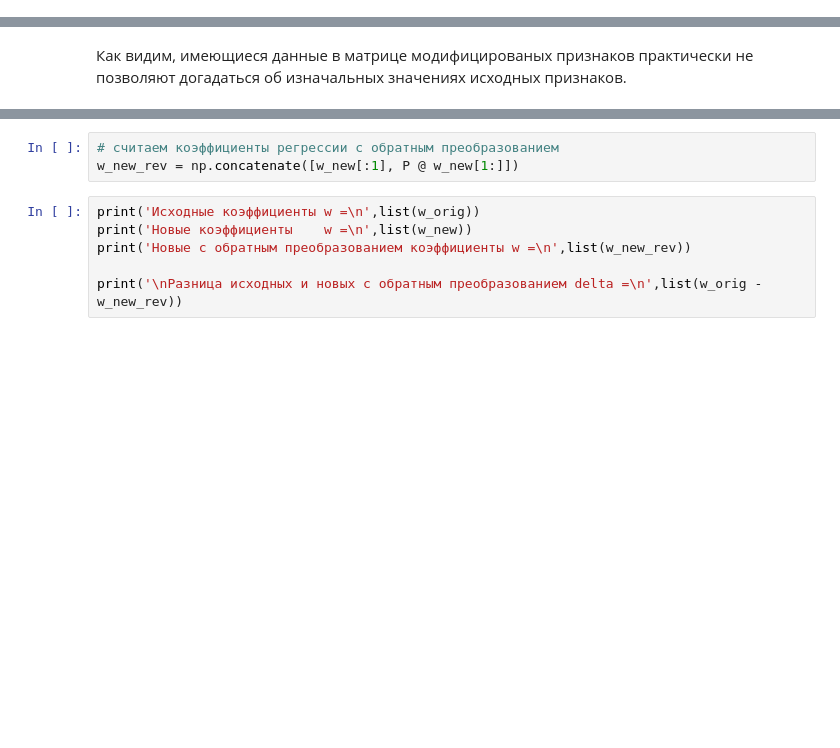
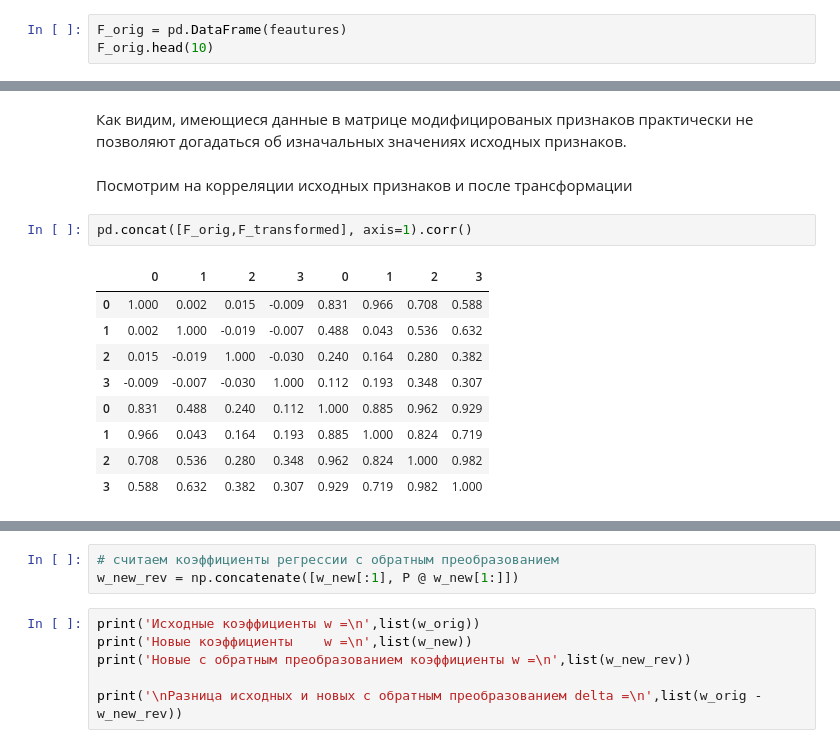
Before and after one commit to RadarYV/Yandex-Practicum-Data-Science, a Jupyter notebook: yandex_10_insurance_accepted.ipynb, the cells around one changed output, grey strips where cells are left out. Cells and saved outputs as stored; diff of their text form; blank space fills up the shorter version.

```diff
--- a/yandex_10_insurance_accepted.ipynb
+++ b/yandex_10_insurance_accepted.ipynb
@@ -353,3 +356,6 @@ print('Разница R2', r2_new - r2_orig)
 Разница R2 0.0
 # %% [markdown]
 Посмотрим на преобразованную матрицу. Изучим ее статистики
+# %%
+F_orig = pd.DataFrame(feautures)
+F_orig.head(10)
@@ -381,2 +399,16 @@ t.describe()
 # %% [markdown]
 Как видим, имеющиеся данные в матрице модифицированых признаков практически не позволяют догадаться об изначальных значениях исходных признаков.
+# %% [markdown]
+Посмотрим на корреляции исходных признаков и после трансформации
+# %%
+pd.concat([F_orig,F_transformed], axis=1).corr()
+# %% [output]
+|  | 0 | 1 | 2 | 3 | 0 | 1 | 2 | 3 |
+| 0 | 1.000 | 0.002 | 0.015 | -0.009 | 0.831 | 0.966 | 0.708 | 0.588 |
+| 1 | 0.002 | 1.000 | -0.019 | -0.007 | 0.488 | 0.043 | 0.536 | 0.632 |
+| 2 | 0.015 | -0.019 | 1.000 | -0.030 | 0.240 | 0.164 | 0.280 | 0.382 |
+| 3 | -0.009 | -0.007 | -0.030 | 1.000 | 0.112 | 0.193 | 0.348 | 0.307 |
+| 0 | 0.831 | 0.488 | 0.240 | 0.112 | 1.000 | 0.885 | 0.962 | 0.929 |
+| 1 | 0.966 | 0.043 | 0.164 | 0.193 | 0.885 | 1.000 | 0.824 | 0.719 |
+| 2 | 0.708 | 0.536 | 0.280 | 0.348 | 0.962 | 0.824 | 1.000 | 0.982 |
+| 3 | 0.588 | 0.632 | 0.382 | 0.307 | 0.929 | 0.719 | 0.982 | 1.000 |
```
Also changed, not shown: parts of 15 cells of this notebook.
